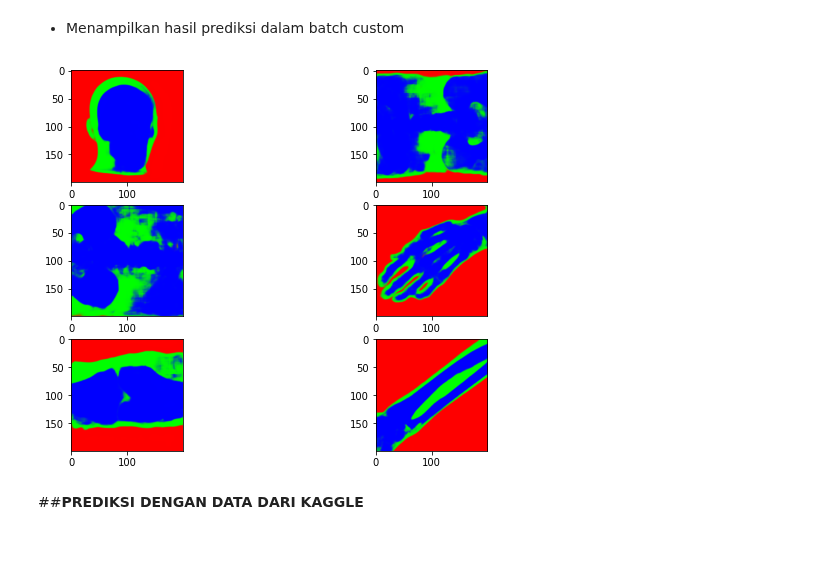
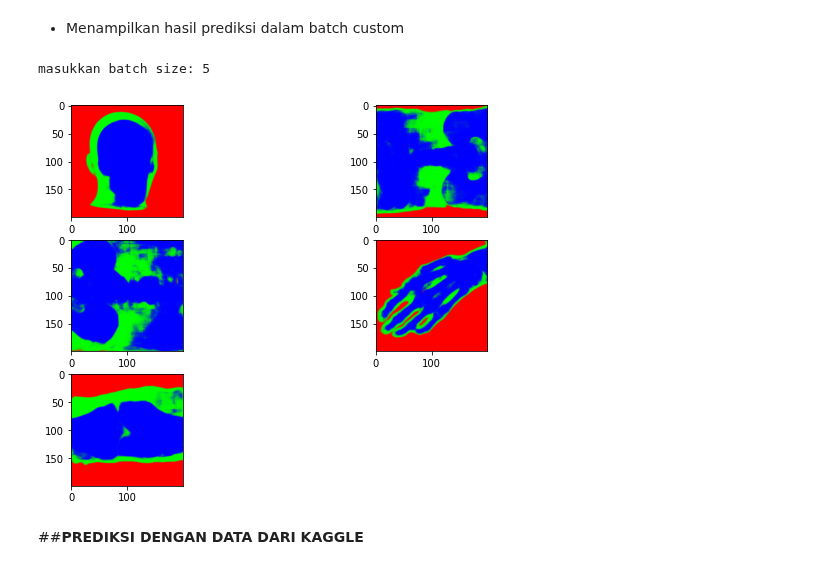
Before and after one commit to gabriellaaileen/ADL, a Jupyter notebook: UTS ADL/UTS_ADL_XNet.ipynb, the cells around one changed output. Saved outputs shown, nothing was run; the diff lists cells and outputs as text; code cells hidden in the pictures.

```diff
--- a/UTS ADL/UTS_ADL_XNet.ipynb
+++ b/UTS ADL/UTS_ADL_XNet.ipynb
@@ -90,24 +92,24 @@ Berikut adalah data test yang digunakan:
 # %% [markdown]
 * Menampilkan hasil prediksi dalam batch custom
 # %%
-batch_size=int(input("masukkan batch size: "))
 if batch_size > 22:
   print("maaf, ukuran batch melebihi ukuran dataset")
 else:
   testing_image=np.empty([batch_size,200,200,1])
   for i in range(batch_size):
     testing_image[i]=test_images[i]
   testing_image=testing_image.reshape((batch_size,200,200,1))
 
   prediction2 = model.predict(testing_image)
   prediction2 = prediction2.reshape((batch_size,200,200,3))
 
   fig = plt.figure(figsize=(10, 7))
   for i in range(batch_size):
     fig.add_subplot(3, 2, i+1)
     plt.imshow(prediction2[i])
 # %% [output]
+masukkan batch size: 5
-[figure, old version]
+[figure, new version]
 # %% [markdown]
 ##**PREDIKSI DENGAN DATA DARI KAGGLE**
 # %% [markdown]
```
Also changed, not shown: parts of 11 cells of this notebook.
